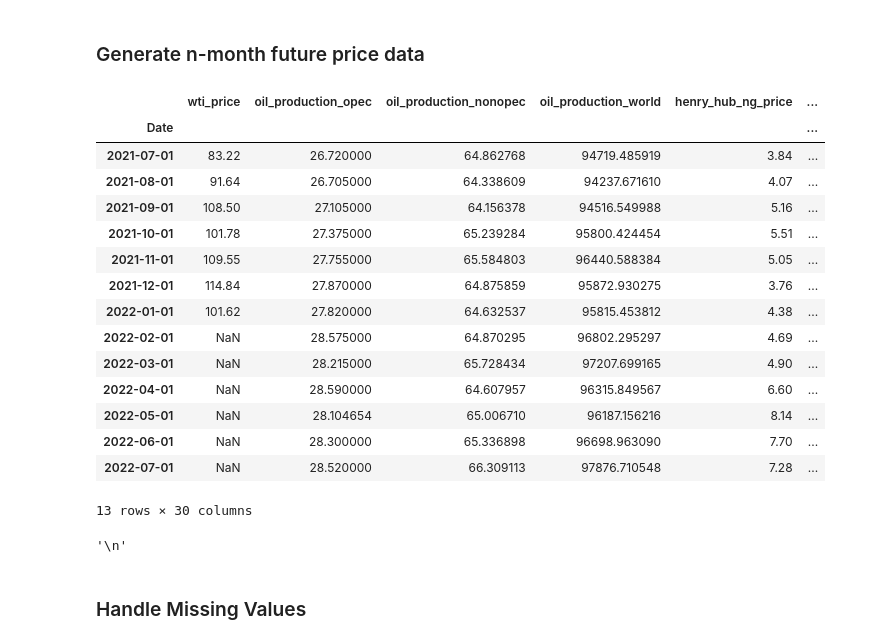
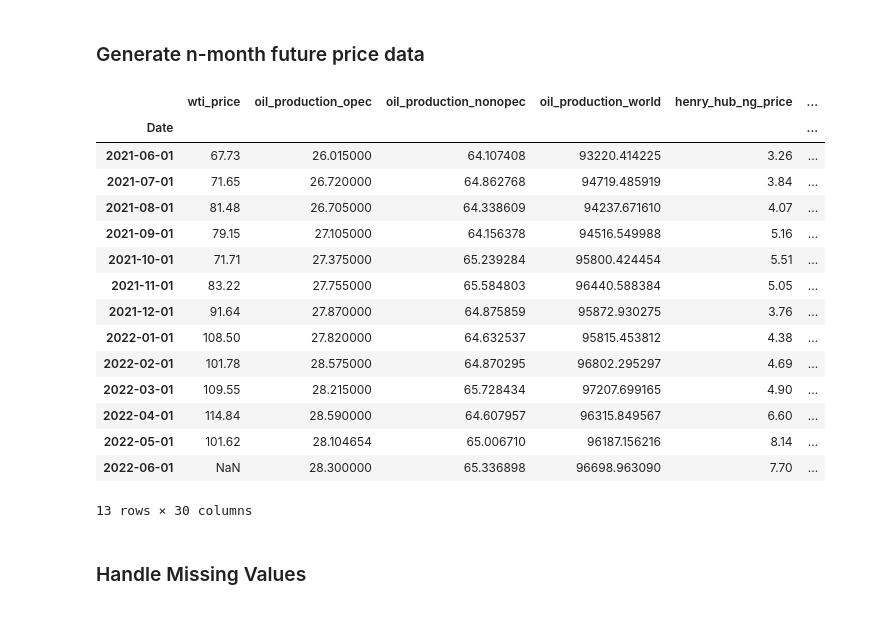
Before and after one commit to faridjn/WTI_Crude_Oil_Price_Prediction_Using_ML, a Jupyter notebook: notebooks/4.0_pre-processing_and_training.ipynb, the cells around one changed output. Saved outputs shown, nothing was run; the diff lists cells and outputs as text; code cells hidden in the pictures.

```diff
--- a/notebooks/4.0_pre-processing_and_training.ipynb
+++ b/notebooks/4.0_pre-processing_and_training.ipynb
@@ -43,6 +43,6 @@ import xlsxwriter
 ### n-month ahead prediction
 # %%
 # Define n-month ahead prediction (1-6)
-N_MONTH = 6
+N_MONTH = 1
 print(N_MONTH)
 # %% [output]
@@ -232,30 +240,29 @@ def target_pps_score(df, feature):
 # %%
 #Make a copy of dataframe
 df_new = df.copy()
 
 #Shift by n-month
 df_new[TARGET_FEATURE] = df_new[TARGET_FEATURE].shift(-N_MONTH)
 
 #print tail of 1,2,3,6-month future dataframes
-display(df_new.tail(13), '\n')
+display(df_new.tail(13))
 # %% [output]
 |  | wti_price | oil_production_opec | oil_production_nonopec | oil_production_world | henry_hub_ng_price | ... |
 | Date |  |  |  |  |  | ... |
-| 2021-07-01 | 83.22 | 26.720000 | 64.862768 | 94719.485919 | 3.84 | ... |
-| 2021-08-01 | 91.64 | 26.705000 | 64.338609 | 94237.671610 | 4.07 | ... |
-| 2021-09-01 | 108.50 | 27.105000 | 64.156378 | 94516.549988 | 5.16 | ... |
-| 2021-10-01 | 101.78 | 27.375000 | 65.239284 | 95800.424454 | 5.51 | ... |
-| 2021-11-01 | 109.55 | 27.755000 | 65.584803 | 96440.588384 | 5.05 | ... |
-| 2021-12-01 | 114.84 | 27.870000 | 64.875859 | 95872.930275 | 3.76 | ... |
-| 2022-01-01 | 101.62 | 27.820000 | 64.632537 | 95815.453812 | 4.38 | ... |
-| 2022-02-01 | NaN | 28.575000 | 64.870295 | 96802.295297 | 4.69 | ... |
-| 2022-03-01 | NaN | 28.215000 | 65.728434 | 97207.699165 | 4.90 | ... |
-| 2022-04-01 | NaN | 28.590000 | 64.607957 | 96315.849567 | 6.60 | ... |
-| 2022-05-01 | NaN | 28.104654 | 65.006710 | 96187.156216 | 8.14 | ... |
+| 2021-06-01 | 67.73 | 26.015000 | 64.107408 | 93220.414225 | 3.26 | ... |
+| 2021-07-01 | 71.65 | 26.720000 | 64.862768 | 94719.485919 | 3.84 | ... |
+| 2021-08-01 | 81.48 | 26.705000 | 64.338609 | 94237.671610 | 4.07 | ... |
+| 2021-09-01 | 79.15 | 27.105000 | 64.156378 | 94516.549988 | 5.16 | ... |
+| 2021-10-01 | 71.71 | 27.375000 | 65.239284 | 95800.424454 | 5.51 | ... |
+| 2021-11-01 | 83.22 | 27.755000 | 65.584803 | 96440.588384 | 5.05 | ... |
+| 2021-12-01 | 91.64 | 27.870000 | 64.875859 | 95872.930275 | 3.76 | ... |
+| 2022-01-01 | 108.50 | 27.820000 | 64.632537 | 95815.453812 | 4.38 | ... |
+| 2022-02-01 | 101.78 | 28.575000 | 64.870295 | 96802.295297 | 4.69 | ... |
+| 2022-03-01 | 109.55 | 28.215000 | 65.728434 | 97207.699165 | 4.90 | ... |
+| 2022-04-01 | 114.84 | 28.590000 | 64.607957 | 96315.849567 | 6.60 | ... |
+| 2022-05-01 | 101.62 | 28.104654 | 65.006710 | 96187.156216 | 8.14 | ... |
 | 2022-06-01 | NaN | 28.300000 | 65.336898 | 96698.963090 | 7.70 | ... |
-| 2022-07-01 | NaN | 28.520000 | 66.309113 | 97876.710548 | 7.28 | ... |
 13 rows × 30 columns
-'\n'
 # %% [markdown]
 ### Handle Missing Values
 # %% [markdown]
```
Also changed, not shown: parts of 30 cells of this notebook, 15 other files.
